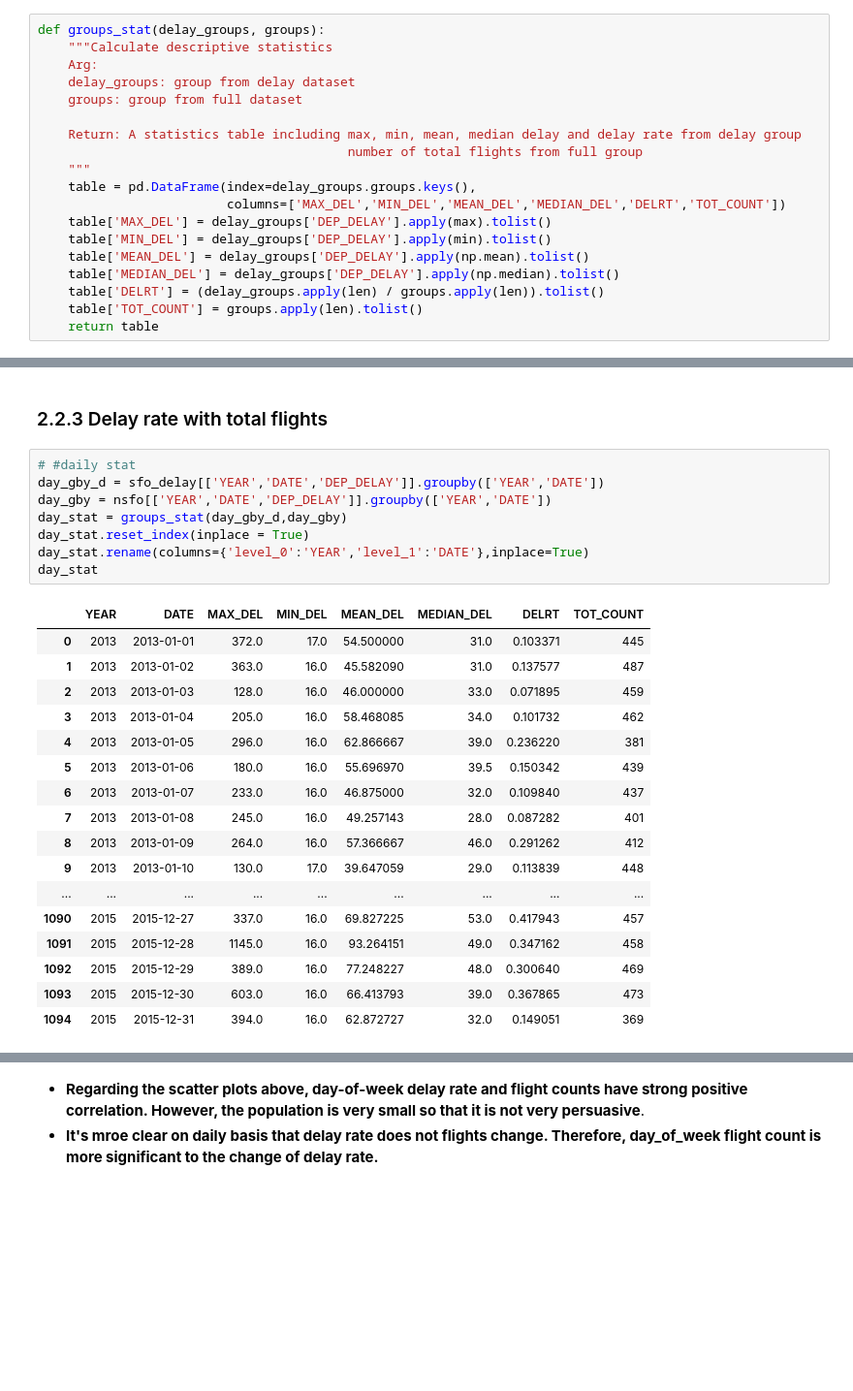
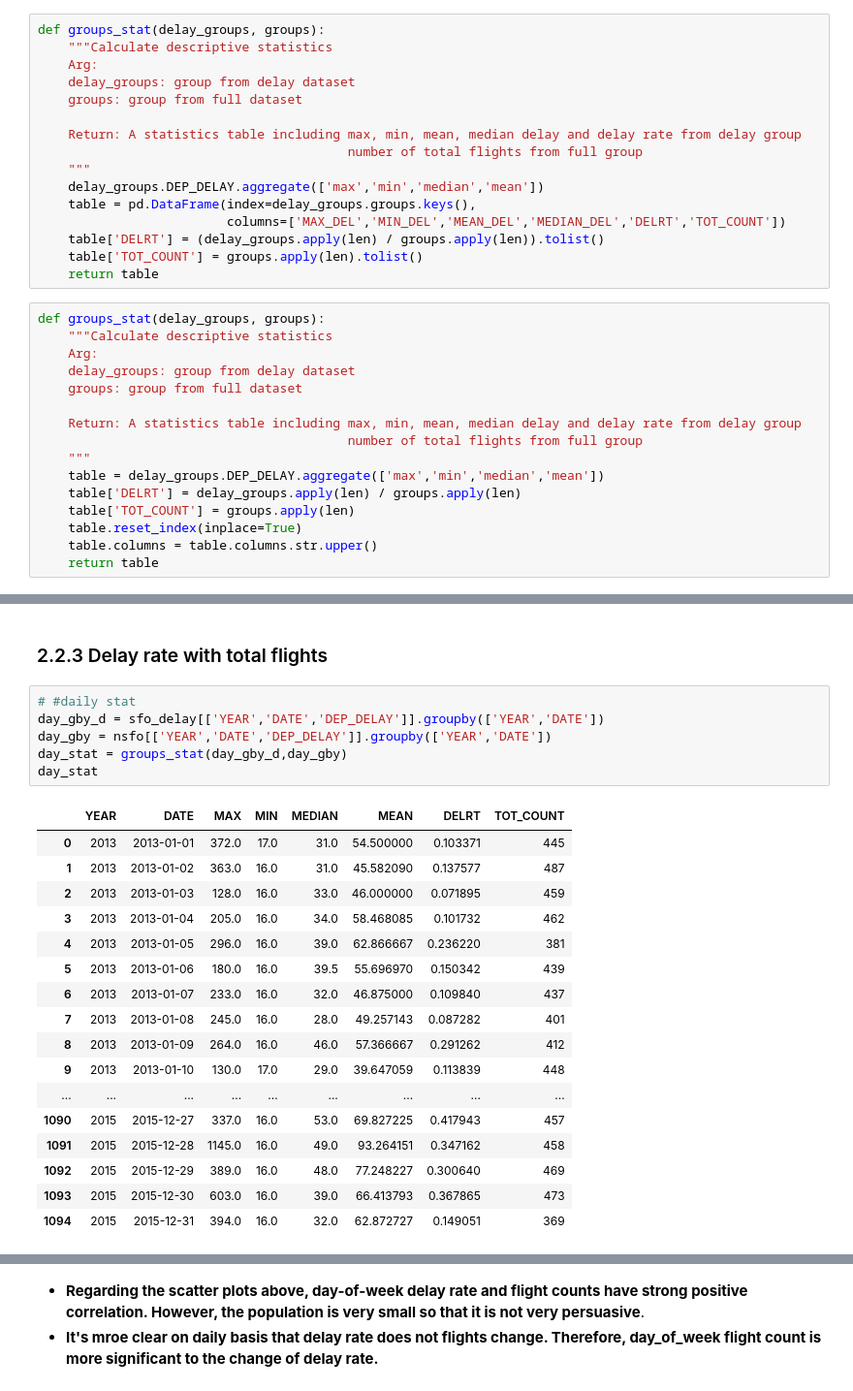
Before and after one commit to zihanmok/SF_Flight_Prediction, a Jupyter notebook: Group61_Project_Code.ipynb, the cells around one changed output, grey strips where cells are left out. Shown at 97% size. Cells and saved outputs as stored; diff of their text form; blank space fills up the shorter version.

```diff
--- a/Group61_Project_Code.ipynb
+++ b/Group61_Project_Code.ipynb
@@ -548,15 +550,28 @@ def groups_stat(delay_groups, groups):
     Return: A statistics table including max, min, mean, median delay and delay rate from delay group
                                          number of total flights from full group
     """
+    delay_groups.DEP_DELAY.aggregate(['max','min','median','mean'])
     table = pd.DataFrame(index=delay_groups.groups.keys(),
                          columns=['MAX_DEL','MIN_DEL','MEAN_DEL','MEDIAN_DEL','DELRT','TOT_COUNT'])
-    table['MAX_DEL'] = delay_groups['DEP_DELAY'].apply(max).tolist()
-    table['MIN_DEL'] = delay_groups['DEP_DELAY'].apply(min).tolist()
-    table['MEAN_DEL'] = delay_groups['DEP_DELAY'].apply(np.mean).tolist()
-    table['MEDIAN_DEL'] = delay_groups['DEP_DELAY'].apply(np.median).tolist()
     table['DELRT'] = (delay_groups.apply(len) / groups.apply(len)).tolist()
     table['TOT_COUNT'] = groups.apply(len).tolist()
     return table
+# %%
+def groups_stat(delay_groups, groups):
+    """Calculate descriptive statistics
+    Arg:
+    delay_groups: group from delay dataset
+    groups: group from full dataset
+
+    Return: A statistics table including max, min, mean, median delay and delay rate from delay group
+                                         number of total flights from full group
+    """
+    table = delay_groups.DEP_DELAY.aggregate(['max','min','median','mean'])
+    table['DELRT'] = delay_groups.apply(len) / groups.apply(len)
+    table['TOT_COUNT'] = groups.apply(len)
+    table.reset_index(inplace=True)
+    table.columns = table.columns.str.upper()
+    return table
 # %%
 #day of week statistics
 dow_gby_d = sfo_delay[['YEAR','DAY_OF_WEEK','DEP_DELAY']].groupby(['YEAR','DAY_OF_WEEK'])
@@ -599,29 +612,27 @@ p9.ggplot(dow_stat,p9.aes('pd.Categorical(DAY_OF_WEEK)','DELRT',group='YEAR'))+p
 # %%
 # #daily stat
 day_gby_d = sfo_delay[['YEAR','DATE','DEP_DELAY']].groupby(['YEAR','DATE'])
 day_gby = nsfo[['YEAR','DATE','DEP_DELAY']].groupby(['YEAR','DATE'])
 day_stat = groups_stat(day_gby_d,day_gby)
-day_stat.reset_index(inplace = True)
-day_stat.rename(columns={'level_0':'YEAR','level_1':'DATE'},inplace=True)
 day_stat
 # %% [output]
-|  | YEAR | DATE | MAX_DEL | MIN_DEL | MEAN_DEL | MEDIAN_DEL | DELRT | TOT_COUNT |
-| 0 | 2013 | 2013-01-01 | 372.0 | 17.0 | 54.500000 | 31.0 | 0.103371 | 445 |
-| 1 | 2013 | 2013-01-02 | 363.0 | 16.0 | 45.582090 | 31.0 | 0.137577 | 487 |
-| 2 | 2013 | 2013-01-03 | 128.0 | 16.0 | 46.000000 | 33.0 | 0.071895 | 459 |
-| 3 | 2013 | 2013-01-04 | 205.0 | 16.0 | 58.468085 | 34.0 | 0.101732 | 462 |
-| 4 | 2013 | 2013-01-05 | 296.0 | 16.0 | 62.866667 | 39.0 | 0.236220 | 381 |
-| 5 | 2013 | 2013-01-06 | 180.0 | 16.0 | 55.696970 | 39.5 | 0.150342 | 439 |
-| 6 | 2013 | 2013-01-07 | 233.0 | 16.0 | 46.875000 | 32.0 | 0.109840 | 437 |
-| 7 | 2013 | 2013-01-08 | 245.0 | 16.0 | 49.257143 | 28.0 | 0.087282 | 401 |
-| 8 | 2013 | 2013-01-09 | 264.0 | 16.0 | 57.366667 | 46.0 | 0.291262 | 412 |
-| 9 | 2013 | 2013-01-10 | 130.0 | 17.0 | 39.647059 | 29.0 | 0.113839 | 448 |
+|  | YEAR | DATE | MAX | MIN | MEDIAN | MEAN | DELRT | TOT_COUNT |
+| 0 | 2013 | 2013-01-01 | 372.0 | 17.0 | 31.0 | 54.500000 | 0.103371 | 445 |
+| 1 | 2013 | 2013-01-02 | 363.0 | 16.0 | 31.0 | 45.582090 | 0.137577 | 487 |
+| 2 | 2013 | 2013-01-03 | 128.0 | 16.0 | 33.0 | 46.000000 | 0.071895 | 459 |
+| 3 | 2013 | 2013-01-04 | 205.0 | 16.0 | 34.0 | 58.468085 | 0.101732 | 462 |
+| 4 | 2013 | 2013-01-05 | 296.0 | 16.0 | 39.0 | 62.866667 | 0.236220 | 381 |
+| 5 | 2013 | 2013-01-06 | 180.0 | 16.0 | 39.5 | 55.696970 | 0.150342 | 439 |
+| 6 | 2013 | 2013-01-07 | 233.0 | 16.0 | 32.0 | 46.875000 | 0.109840 | 437 |
+| 7 | 2013 | 2013-01-08 | 245.0 | 16.0 | 28.0 | 49.257143 | 0.087282 | 401 |
+| 8 | 2013 | 2013-01-09 | 264.0 | 16.0 | 46.0 | 57.366667 | 0.291262 | 412 |
+| 9 | 2013 | 2013-01-10 | 130.0 | 17.0 | 29.0 | 39.647059 | 0.113839 | 448 |
 | ... | ... | ... | ... | ... | ... | ... | ... | ... |
-| 1090 | 2015 | 2015-12-27 | 337.0 | 16.0 | 69.827225 | 53.0 | 0.417943 | 457 |
-| 1091 | 2015 | 2015-12-28 | 1145.0 | 16.0 | 93.264151 | 49.0 | 0.347162 | 458 |
-| 1092 | 2015 | 2015-12-29 | 389.0 | 16.0 | 77.248227 | 48.0 | 0.300640 | 469 |
-| 1093 | 2015 | 2015-12-30 | 603.0 | 16.0 | 66.413793 | 39.0 | 0.367865 | 473 |
-| 1094 | 2015 | 2015-12-31 | 394.0 | 16.0 | 62.872727 | 32.0 | 0.149051 | 369 |
+| 1090 | 2015 | 2015-12-27 | 337.0 | 16.0 | 53.0 | 69.827225 | 0.417943 | 457 |
+| 1091 | 2015 | 2015-12-28 | 1145.0 | 16.0 | 49.0 | 93.264151 | 0.347162 | 458 |
+| 1092 | 2015 | 2015-12-29 | 389.0 | 16.0 | 48.0 | 77.248227 | 0.300640 | 469 |
+| 1093 | 2015 | 2015-12-30 | 603.0 | 16.0 | 39.0 | 66.413793 | 0.367865 | 473 |
+| 1094 | 2015 | 2015-12-31 | 394.0 | 16.0 | 32.0 | 62.872727 | 0.149051 | 369 |
 1095 rows × 8 columns
 # %%
 # counts vs delay rate
```
Also changed, not shown: parts of 12 cells of this notebook.
